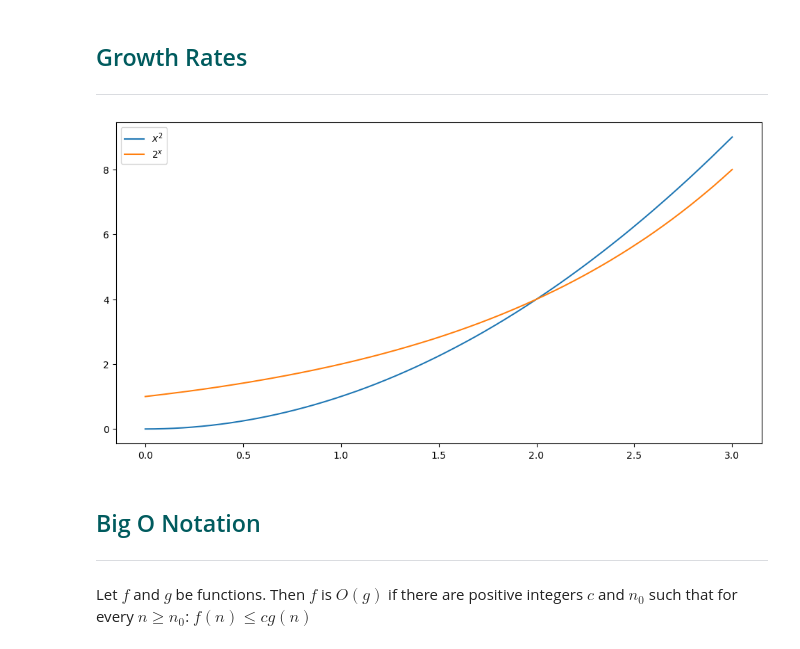
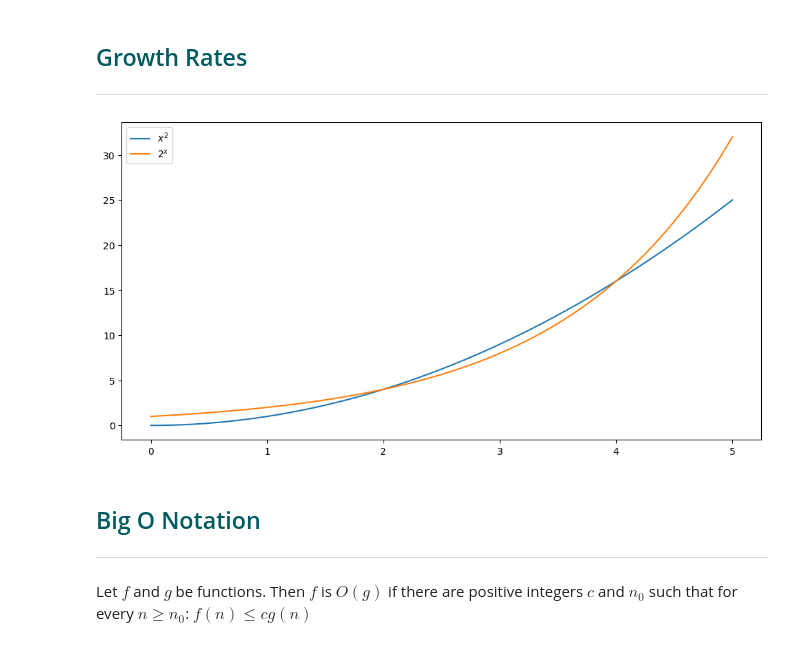
Before and after one commit to ianmcloughlin/2223-S1-emerging-technologies, a Jupyter notebook: notebooks/03-computation.ipynb, the cells around one changed output. Saved outputs shown, nothing was run; the diff lists cells and outputs as text; code cells hidden in the pictures.

```diff
--- a/notebooks/03-computation.ipynb
+++ b/notebooks/03-computation.ipynb
@@ -25,29 +25,29 @@
 # %%
 # Numbers.
 import numpy as np
 
 # Plotting.
 import matplotlib.pyplot as plt
 
 # Create a figure.
 fig, ax = plt.subplots(figsize=(12, 6))
 
 # x values.
-x = np.linspace(0.0, 3.0, 1000)
+x = np.linspace(0.0, 5.0, 1000)
 
 # Plot polynomial.
 ax.plot(x, x**2, label="$x^2$")
 
 # Plot exponential.
 ax.plot(x, 2**x, label="$2^x$")
 
 # Legend.
 ax.legend()
 
 # Show.
 plt.show();
 # %% [output]
-[figure, old version]
+[figure, new version]
 # %% [markdown]
 <h2 style="color: rgb(0, 91, 94);">Big O Notation</h2>
 
```
Also changed, not shown: parts of 1 cell of this notebook.
